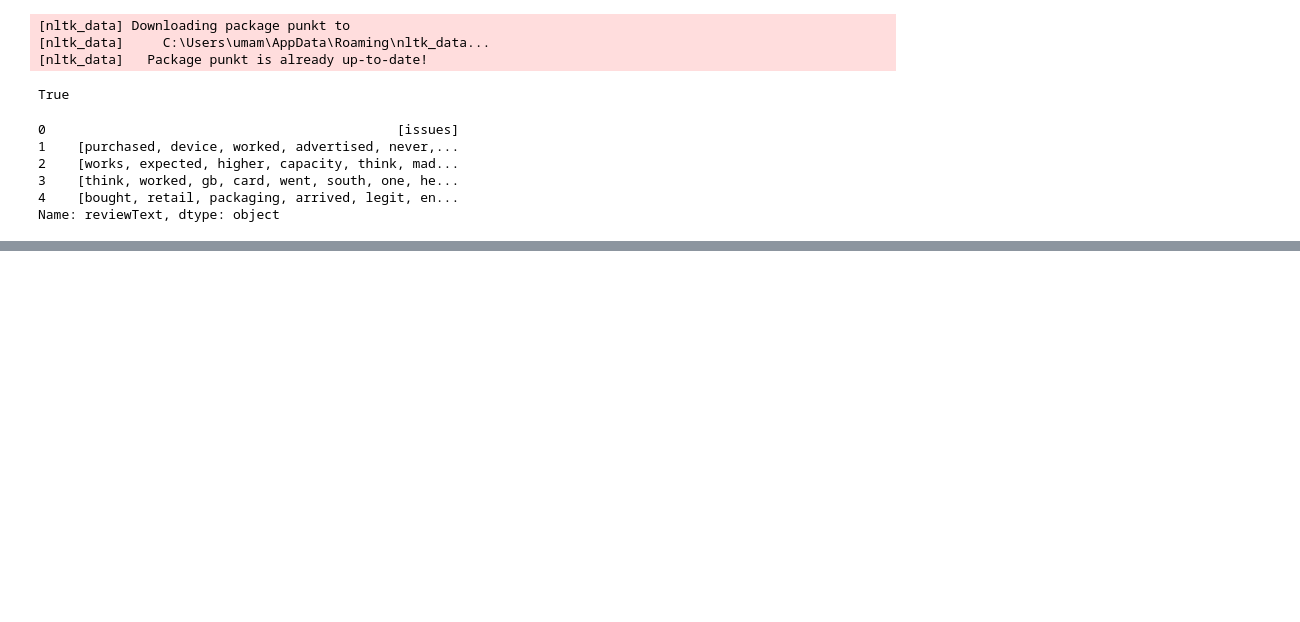
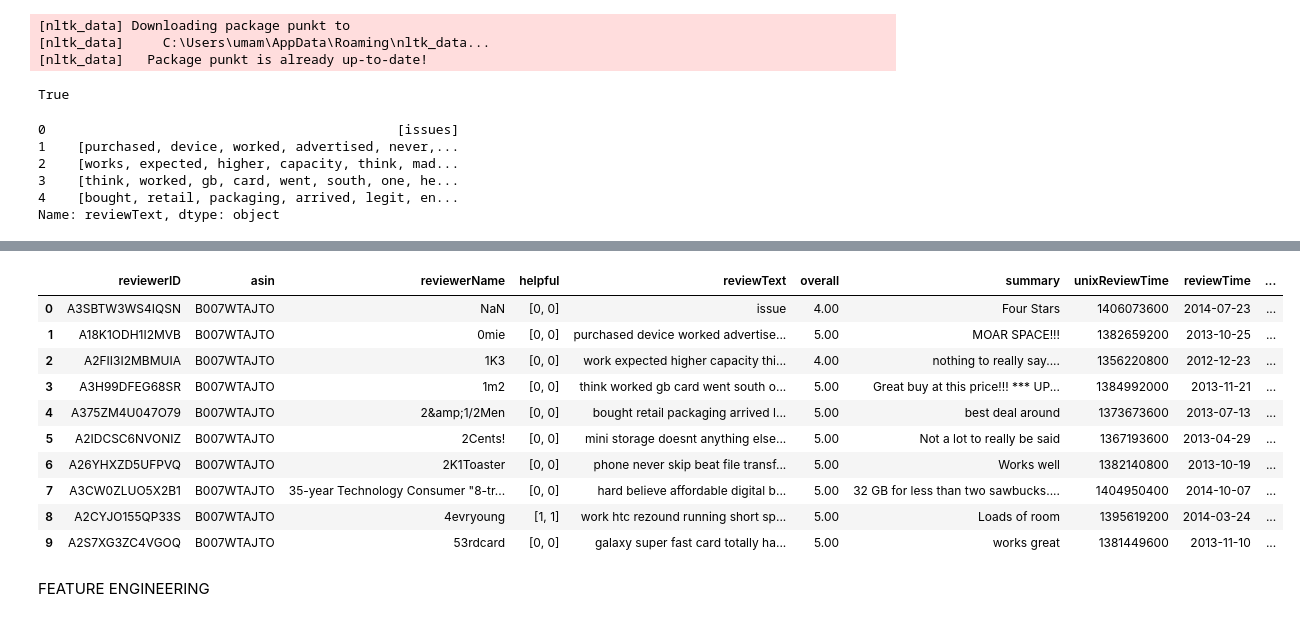
Before and after one commit to UmamAlamin/Sentiment-Analysis-Using-Logistic-Regression-and-Random-Forest, a Jupyter notebook: Modeling/Model.IPYNB, the cells around one changed output, grey strips where cells are left out. Cells and saved outputs as stored; diff of their text form; code cells hidden in the pictures; blank space fills up the shorter version.

```diff
--- a/Modeling/Model.IPYNB
+++ b/Modeling/Model.IPYNB
@@ -214,0 +290,17 @@ Name: reviewText, dtype: object
+# %%
+df["polarity_score"] = df["reviewText"].apply(lambda x: sentimen.polarity_scores(x)["compound"])
+df.head(10)
+# %% [output]
+|  | reviewerID | asin | reviewerName | helpful | reviewText | overall | summary | unixReviewTime | reviewTime | ... |
+| 0 | A3SBTW3WS4IQSN | B007WTAJTO | NaN | [0, 0] | issue | 4.00 | Four Stars | 1406073600 | 2014-07-23 | ... |
+| 1 | A18K1ODH1I2MVB | B007WTAJTO | 0mie | [0, 0] | purchased device worked advertise... | 5.00 | MOAR SPACE!!! | 1382659200 | 2013-10-25 | ... |
+| 2 | A2FII3I2MBMUIA | B007WTAJTO | 1K3 | [0, 0] | work expected higher capacity thi... | 4.00 | nothing to really say.... | 1356220800 | 2012-12-23 | ... |
+| 3 | A3H99DFEG68SR | B007WTAJTO | 1m2 | [0, 0] | think worked gb card went south o... | 5.00 | Great buy at this price!!! *** UP... | 1384992000 | 2013-11-21 | ... |
+| 4 | A375ZM4U047O79 | B007WTAJTO | 2&amp;1/2Men | [0, 0] | bought retail packaging arrived l... | 5.00 | best deal around | 1373673600 | 2013-07-13 | ... |
+| 5 | A2IDCSC6NVONIZ | B007WTAJTO | 2Cents! | [0, 0] | mini storage doesnt anything else... | 5.00 | Not a lot to really be said | 1367193600 | 2013-04-29 | ... |
+| 6 | A26YHXZD5UFPVQ | B007WTAJTO | 2K1Toaster | [0, 0] | phone never skip beat file transf... | 5.00 | Works well | 1382140800 | 2013-10-19 | ... |
+| 7 | A3CW0ZLUO5X2B1 | B007WTAJTO | 35-year Technology Consumer "8-tr... | [0, 0] | hard believe affordable digital b... | 5.00 | 32 GB for less than two sawbucks.... | 1404950400 | 2014-10-07 | ... |
+| 8 | A2CYJO155QP33S | B007WTAJTO | 4evryoung | [1, 1] | work htc rezound running short sp... | 5.00 | Loads of room | 1395619200 | 2014-03-24 | ... |
+| 9 | A2S7XG3ZC4VGOQ | B007WTAJTO | 53rdcard | [0, 0] | galaxy super fast card totally ha... | 5.00 | works great | 1381449600 | 2013-11-10 | ... |
+# %% [markdown]
+FEATURE ENGINEERING
```
Also changed, not shown: parts of 15 cells of this notebook.
